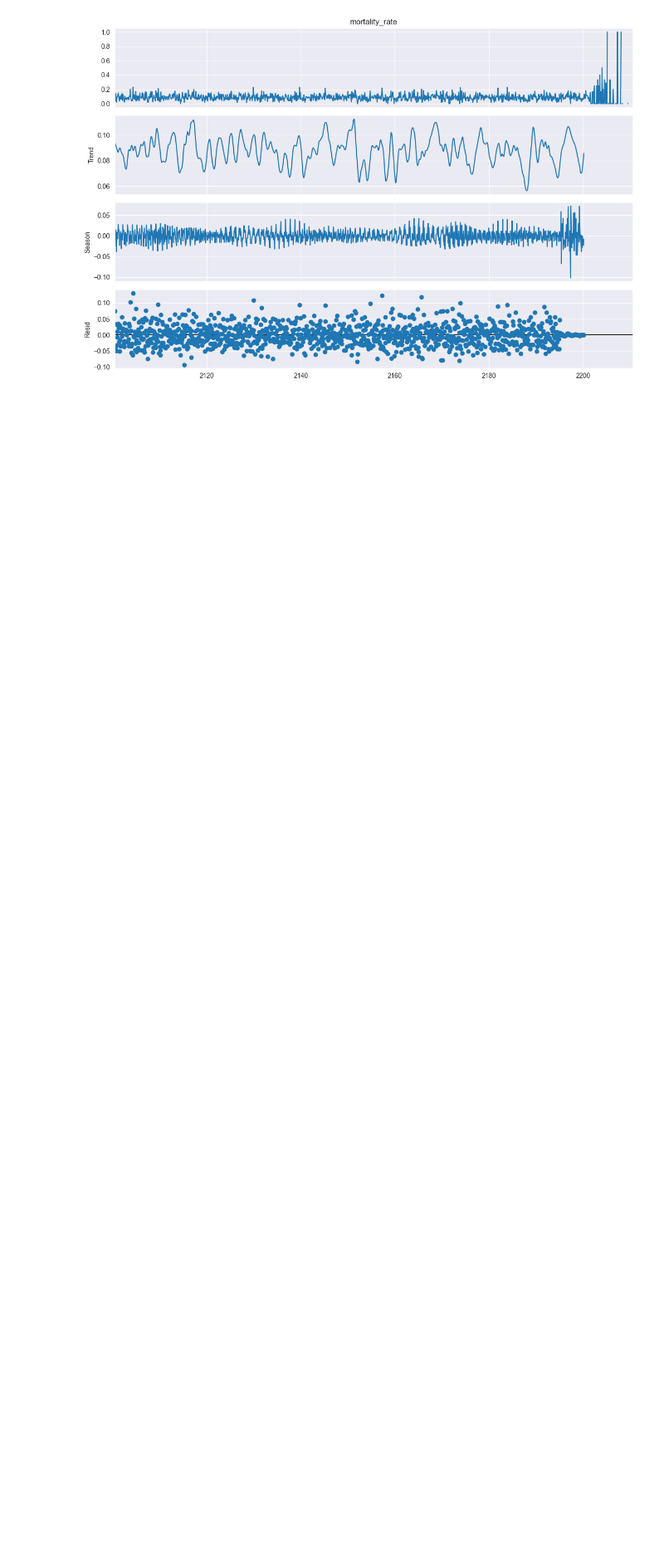
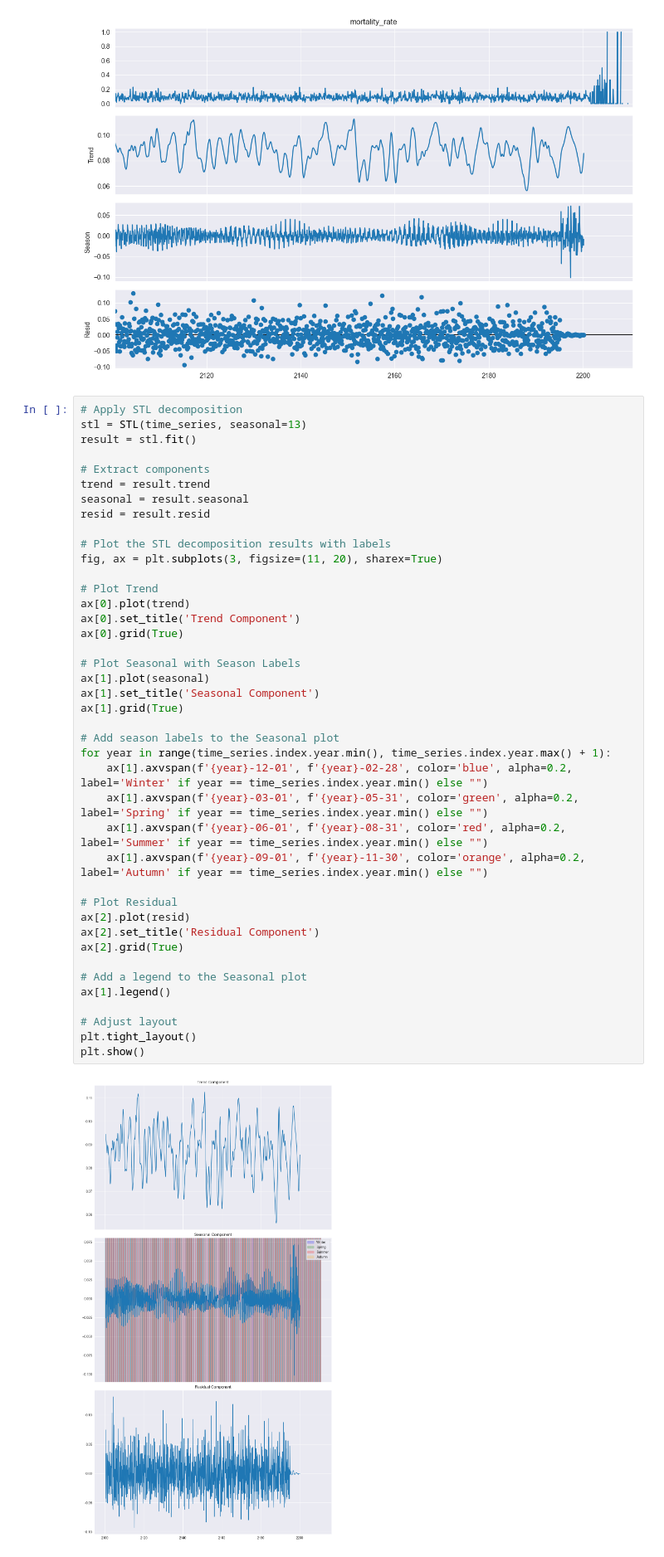
Before and after one commit to Math2130/MIMIC-III-Mortality-Analysis, a Jupyter notebook: VisualizationTime.ipynb, the cells around one changed output. Shown at 83% size. Cells and saved outputs as stored; diff of their text form; blank space fills up the shorter version.

Commit message:
Add colour labels to STL

```diff
--- a/VisualizationTime.ipynb
+++ b/VisualizationTime.ipynb
@@ -263,3 +263,46 @@ result.plot()
 plt.show()
 # %% [output]
 [figure]
+# %%
+# Apply STL decomposition
+stl = STL(time_series, seasonal=13)
+result = stl.fit()
+
+# Extract components
+trend = result.trend
+seasonal = result.seasonal
+resid = result.resid
+
+# Plot the STL decomposition results with labels
+fig, ax = plt.subplots(3, figsize=(11, 20), sharex=True)
+
+# Plot Trend
+ax[0].plot(trend)
+ax[0].set_title('Trend Component')
+ax[0].grid(True)
+
+# Plot Seasonal with Season Labels
+ax[1].plot(seasonal)
+ax[1].set_title('Seasonal Component')
+ax[1].grid(True)
+
+# Add season labels to the Seasonal plot
+for year in range(time_series.index.year.min(), time_series.index.year.max() + 1):
+    ax[1].axvspan(f'{year}-12-01', f'{year}-02-28', color='blue', alpha=0.2, label='Winter' if year == time_series.index.year.min() else "")
+    ax[1].axvspan(f'{year}-03-01', f'{year}-05-31', color='green', alpha=0.2, label='Spring' if year == time_series.index.year.min() else "")
+    ax[1].axvspan(f'{year}-06-01', f'{year}-08-31', color='red', alpha=0.2, label='Summer' if year == time_series.index.year.min() else "")
+    ax[1].axvspan(f'{year}-09-01', f'{year}-11-30', color='orange', alpha=0.2, label='Autumn' if year == time_series.index.year.min() else "")
+
+# Plot Residual
+ax[2].plot(resid)
+ax[2].set_title('Residual Component')
+ax[2].grid(True)
+
+# Add a legend to the Seasonal plot
+ax[1].legend()
+
+# Adjust layout
+plt.tight_layout()
+plt.show()
+# %% [output]
+[figure, added]
```
